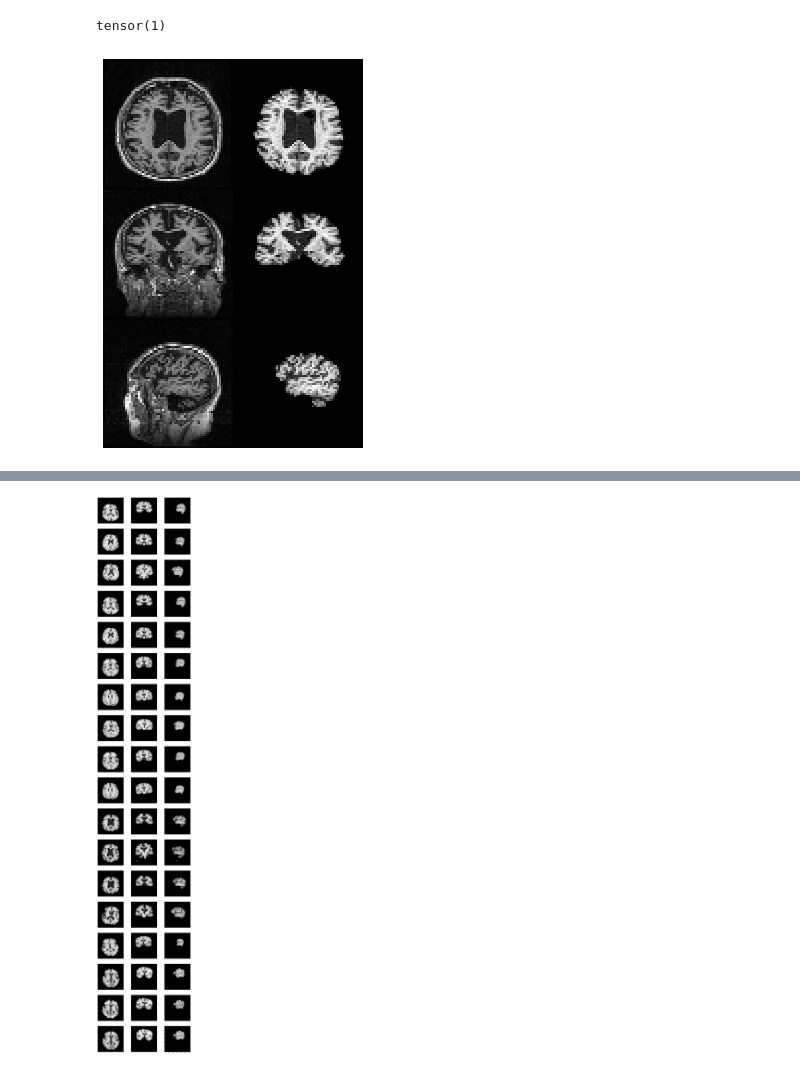
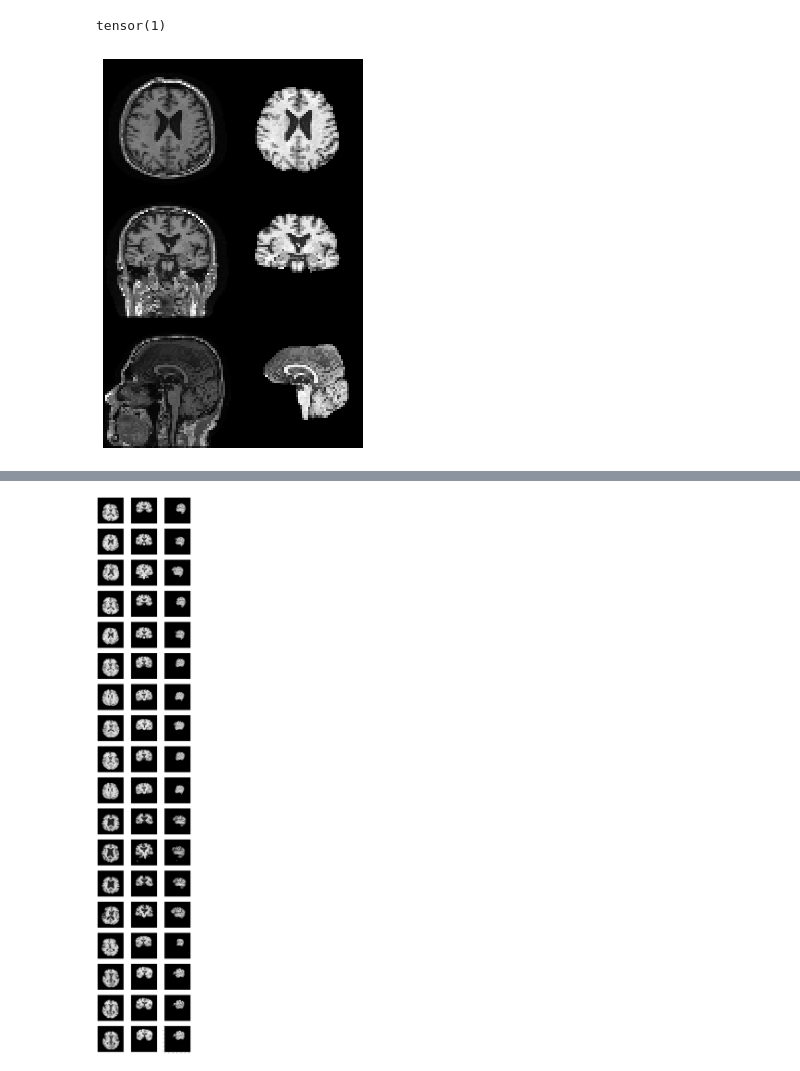
Before and after one commit to sunnywang319/alzheimersdeeplearning, a Jupyter notebook: gan/generateimages.ipynb, the cells around one changed output, grey strips where cells are left out. Drawn from its saved outputs; the diff is of its cells as text; code cells hidden in the pictures.

```diff
--- a/gan/generateimages.ipynb
+++ b/gan/generateimages.ipynb
@@ -56,23 +63,23 @@ olddata[10][1]
 # %% [output]
 tensor(1)
 # %%
-a = 10
+a = 1
 
 fig = plt.figure(figsize=(8, 12))
 
 gs = gridspec.GridSpec(3, 2, width_ratios=[1, 1],
      wspace=0.0, hspace=0.0, top=0.5, bottom=0.05, left=0.17, right=0.62)
 
 for i in range(3):
     ax= plt.subplot(gs[i,0])
     ax.imshow(olddata[a][0][i][0],cmap = 'gray')
     plt.axis('off')
 
 for i in range(3):
     ax= plt.subplot(gs[i,1])
     ax.imshow(data[a][0][i][0],cmap = 'gray')
     plt.axis('off')
 
 plt.show()
 # %% [output]
-[figure, old version]
+[figure, new version]
```
Also changed, not shown: parts of 5 cells of this notebook, 6 other files.
